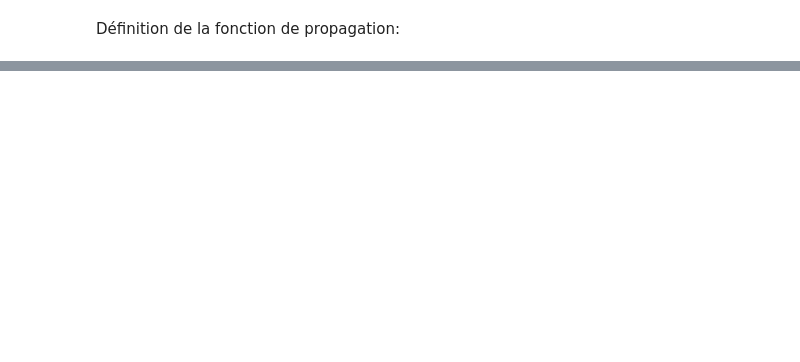
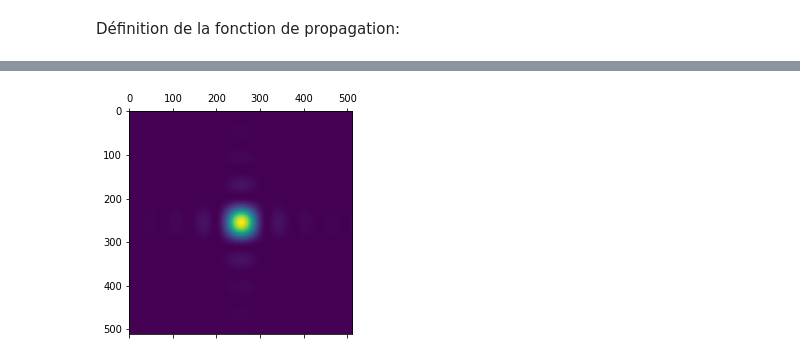
Before and after one commit to SchustekFlorian/reservoirNotebooks, a Jupyter notebook: freeSpacePropagation.ipynb, the cells around one changed output, grey strips where cells are left out. Cells and saved outputs as stored; diff of their text form; code cells hidden in the pictures; blank space fills up the shorter version.

```diff
--- a/freeSpacePropagation.ipynb
+++ b/freeSpacePropagation.ipynb
@@ -38,0 +79,7 @@ $$\psi_p(x,y,z) = \psi_{p0}(x,y) * h(x,y,;z)$$
+# %%
+z=200*10**-2
+fieldAS = propagate(input,z,L,L)
+plt.matshow(np.abs(fieldAS)**2)
+plt.show()
+# %% [output]
+[figure, added]
```
Also changed, not shown: parts of 19 cells of this notebook.
